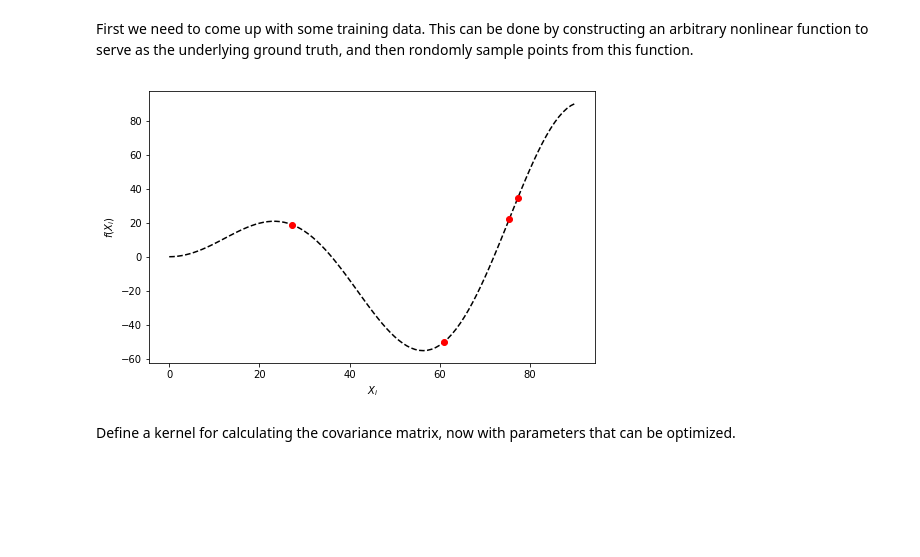
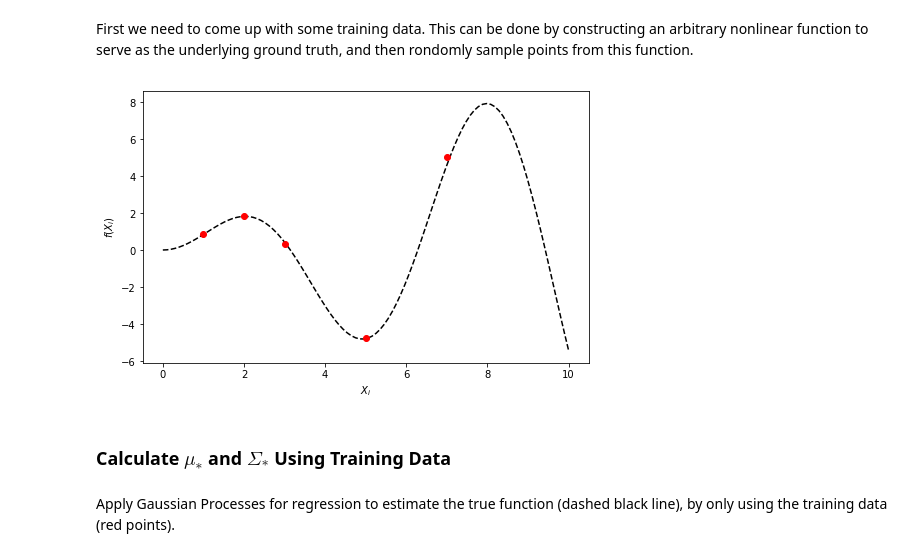
Before and after one commit to MegaYEye/gaussian_processes_tutorial, a Jupyter notebook: gp_code.ipynb, the cells around one changed output. Saved outputs shown, nothing was run; the diff lists cells and outputs as text; code cells hidden in the pictures; blank space fills up the shorter version.

```diff
--- a/gp_code.ipynb
+++ b/gp_code.ipynb
@@ -106,29 +121,31 @@ $$ \Sigma_{*} = \mathbf{K}_{**} - \mathbf{K}_*^T\mathbf{K}^{-1}\mathbf{K}_*$$
 First we need to come up with some training data.  This can be done by constructing an arbitrary nonlinear function to serve as the underlying ground truth, and then rondomly sample points from this function.
 # %%
 # create data to serve as the true underlying function
-xTrue = np.linspace(0,90,100)
+nTrue = 100
+xTrue = np.linspace(0,10,nTrue)
 # define an arbitrary function to be the ground truth
 def func(x):
-    return  np.sin(5*x*np.pi/180.0)*x
+    return  np.sin(1*x)*x
 yTrue = func(xTrue)
 
 # randomly sample points from the true function for a training set
-nTrain = 4
-xTrain = np.sort(np.random.choice(xTrue, nTrain, replace=False))
+nTrain = 5
+#xTrain = np.sort(np.random.choice(xTrue, nTrain, replace=False))
+xTrain = np.array([1,2,3,5,7])
 yTrain = yTrue[xTrue.searchsorted(xTrain)]
 
+# standardize the training data by subtracting the mean (and adjust the ground truth accordingly)
+#yTrain = yTrain - yTrain.mean()
+
 # test set
-nTest = 1000
-xTest = np.linspace(0,100,nTest)
+nTest = 100
+xTest = np.copy(xTrue)
 
 # plot function and training set
-fig1 = plt.figure(1, figsize=(8,5))
-plt.plot(xTrue, yTrue, ls='--', color='k')
-plt.plot(xTrain, yTrain, ls='None', color='r', marker='o', mec='r', mfc='r')
-plt.xlabel('$X_i$')
-plt.ylabel('$f(X_i)$')
-plt.show()
+plotFunc(xTrue=xTrue, yTrue=yTrue, xTrain=xTrain, yTrain=yTrain)
 # %% [output]
-[figure, old version]
+[figure, new version]
-# %% [markdown]
-Define a kernel for calculating the covariance matrix, now with parameters that can be optimized.
+# %% [markdown]
+### Calculate $\mu_*$ and $\Sigma_*$ Using Training Data
+# %% [markdown]
+Apply Gaussian Processes for regression to estimate the true function (dashed black line), by only using the training data (red points).
```
Also changed, not shown: parts of 22 cells of this notebook, 1 other file.
